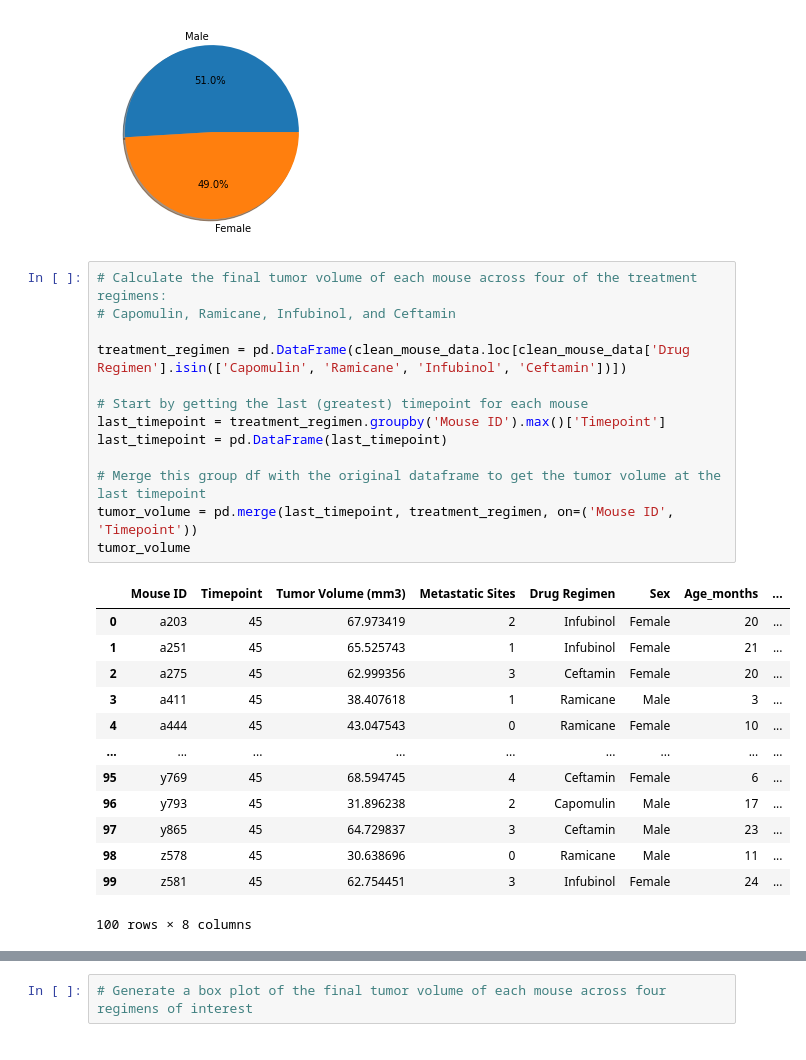
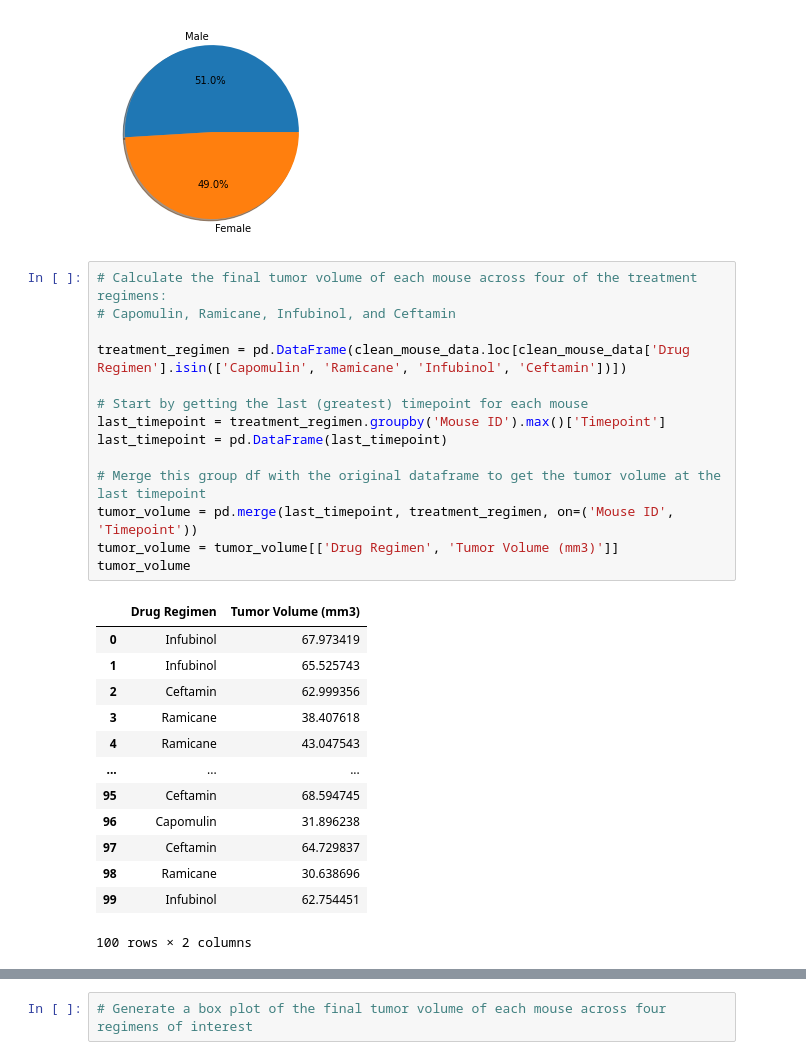
Before and after one commit to sarahheavner/matplotlib-challenge, a Jupyter notebook: Pymaceuticals/matplotlib-challenge-Copy1.ipynb, the cells around one changed output, grey strips where cells are left out. Saved outputs shown, nothing was run; the diff lists cells and outputs as text.

Commit message:
calculated IQR and potential outliers for each of the 4 drugs

```diff
--- a/Pymaceuticals/matplotlib-challenge-Copy1.ipynb
+++ b/Pymaceuticals/matplotlib-challenge-Copy1.ipynb
@@ -150,28 +150,29 @@ plt.pie(sex_count['Count'], labels=labels,
 # %%
 # Calculate the final tumor volume of each mouse across four of the treatment regimens:
 # Capomulin, Ramicane, Infubinol, and Ceftamin
 
 treatment_regimen = pd.DataFrame(clean_mouse_data.loc[clean_mouse_data['Drug Regimen'].isin(['Capomulin', 'Ramicane', 'Infubinol', 'Ceftamin'])])
 
 # Start by getting the last (greatest) timepoint for each mouse
 last_timepoint = treatment_regimen.groupby('Mouse ID').max()['Timepoint']
 last_timepoint = pd.DataFrame(last_timepoint)
 
 # Merge this group df with the original dataframe to get the tumor volume at the last timepoint
 tumor_volume = pd.merge(last_timepoint, treatment_regimen, on=('Mouse ID', 'Timepoint'))
+tumor_volume = tumor_volume[['Drug Regimen', 'Tumor Volume (mm3)']]
 tumor_volume
 # %% [output]
-|  | Mouse ID | Timepoint | Tumor Volume (mm3) | Metastatic Sites | Drug Regimen | Sex | Age_months | ... |
-| 0 | a203 | 45 | 67.973419 | 2 | Infubinol | Female | 20 | ... |
-| 1 | a251 | 45 | 65.525743 | 1 | Infubinol | Female | 21 | ... |
-| 2 | a275 | 45 | 62.999356 | 3 | Ceftamin | Female | 20 | ... |
-| 3 | a411 | 45 | 38.407618 | 1 | Ramicane | Male | 3 | ... |
-| 4 | a444 | 45 | 43.047543 | 0 | Ramicane | Female | 10 | ... |
-| ... | ... | ... | ... | ... | ... | ... | ... | ... |
-| 95 | y769 | 45 | 68.594745 | 4 | Ceftamin | Female | 6 | ... |
-| 96 | y793 | 45 | 31.896238 | 2 | Capomulin | Male | 17 | ... |
-| 97 | y865 | 45 | 64.729837 | 3 | Ceftamin | Male | 23 | ... |
-| 98 | z578 | 45 | 30.638696 | 0 | Ramicane | Male | 11 | ... |
-| 99 | z581 | 45 | 62.754451 | 3 | Infubinol | Female | 24 | ... |
+|  | Drug Regimen | Tumor Volume (mm3) |
+| 0 | Infubinol | 67.973419 |
+| 1 | Infubinol | 65.525743 |
+| 2 | Ceftamin | 62.999356 |
+| 3 | Ramicane | 38.407618 |
+| 4 | Ramicane | 43.047543 |
+| ... | ... | ... |
+| 95 | Ceftamin | 68.594745 |
+| 96 | Capomulin | 31.896238 |
+| 97 | Ceftamin | 64.729837 |
+| 98 | Ramicane | 30.638696 |
+| 99 | Infubinol | 62.754451 |
-100 rows × 8 columns
+100 rows × 2 columns
 # %%
```
Also changed, not shown: parts of 1 cell of this notebook, 1 other file.
